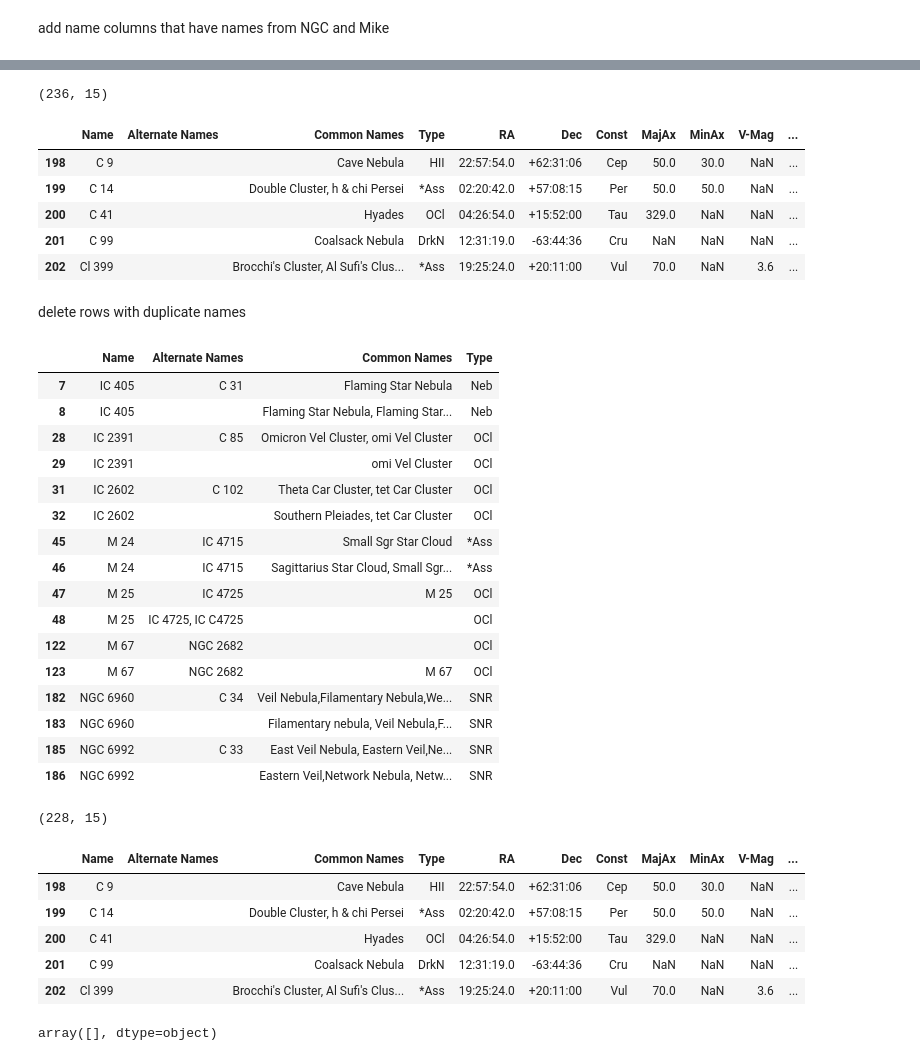
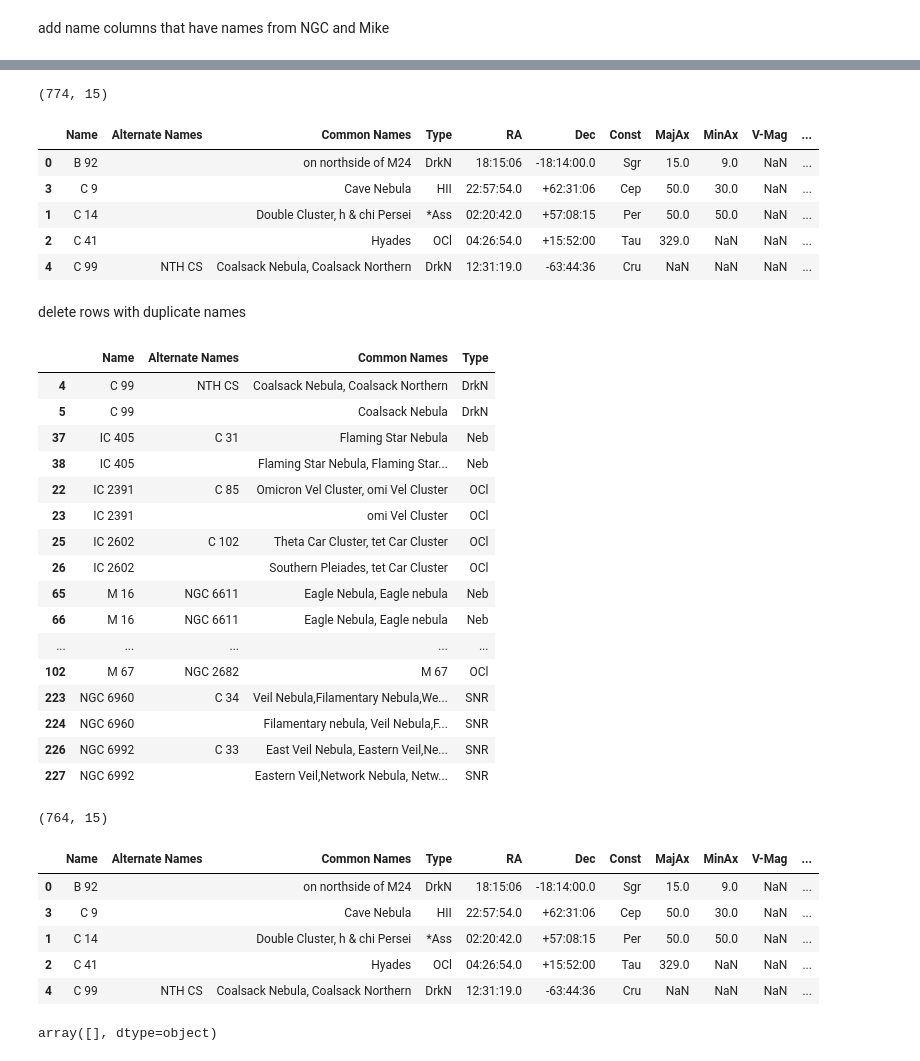
Before and after one commit to stevejcl/dwarfium, a Jupyter notebook: notebooks/5_create_catalogues.ipynb, the cells around one changed output, grey strips where cells are left out. Cells and saved outputs as stored; diff of their text form; code cells hidden in the pictures.

```diff
--- a/notebooks/5_create_catalogues.ipynb
+++ b/notebooks/5_create_catalogues.ipynb
@@ -301,7 +378,7 @@ Index(['Name', 'Type', 'RA', 'Dec', 'Const', 'MajAx', 'MinAx', 'V-Mag', 'M',
 # %% [markdown]
 add name columns that have names from NGC and Mike
 # %%
- =  draft_df.copy()
+tmp_df =  draft_df.copy()
 tmp_df.dropna(subset=['Name'], inplace=True)
 
 for index, row in tmp_df.iterrows():
@@ -319,7 +396,7 @@ for index, row in tmp_df.iterrows():
     common_names = [name for name in common_names if pd.notna(name)]
     common_names.sort()
     tmp_df.at[index, 'Common Names'] = ', '.join(common_names)
-tmp_df
+
 log_df(tmp_df)
-# (236, 38)
+# (774, 50)
 # %% [output]
@@ -345,15 +422,15 @@ tmp_df.rename(columns={'Name normalized': 'Name'},  inplace=True)
 tmp_df = tmp_df.sort_values(['Name catalog', 'Name number'])
 
 log_df(tmp_df)
-# (236, 15)
+# (774, 15)
 # %% [output]
-(236, 15)
+(774, 15)
 |  | Name | Alternate Names | Common Names | Type | RA | Dec | Const | MajAx | MinAx | V-Mag | ... |
-| 198 | C 9 |  | Cave Nebula | HII | 22:57:54.0 | +62:31:06 | Cep | 50.0 | 30.0 | NaN | ... |
-| 199 | C 14 |  | Double Cluster, h & chi Persei | *Ass | 02:20:42.0 | +57:08:15 | Per | 50.0 | 50.0 | NaN | ... |
-| 200 | C 41 |  | Hyades | OCl | 04:26:54.0 | +15:52:00 | Tau | 329.0 | NaN | NaN | ... |
-| 201 | C 99 |  | Coalsack Nebula | DrkN | 12:31:19.0 | -63:44:36 | Cru | NaN | NaN | NaN | ... |
-| 202 | Cl 399 |  | Brocchi's Cluster, Al Sufi's Clus... | *Ass | 19:25:24.0 | +20:11:00 | Vul | 70.0 | NaN | 3.6 | ... |
+| 0 | B 92 |  | on northside of M24 | DrkN | 18:15:06 | -18:14:00.0 | Sgr | 15.0 | 9.0 | NaN | ... |
+| 3 | C 9 |  | Cave Nebula | HII | 22:57:54.0 | +62:31:06 | Cep | 50.0 | 30.0 | NaN | ... |
+| 1 | C 14 |  | Double Cluster, h & chi Persei | *Ass | 02:20:42.0 | +57:08:15 | Per | 50.0 | 50.0 | NaN | ... |
+| 2 | C 41 |  | Hyades | OCl | 04:26:54.0 | +15:52:00 | Tau | 329.0 | NaN | NaN | ... |
+| 4 | C 99 | NTH CS | Coalsack Nebula, Coalsack Northern | DrkN | 12:31:19.0 | -63:44:36 | Cru | NaN | NaN | NaN | ... |
 # %% [markdown]
 delete rows with duplicate names
 # %%
@@ -363,22 +440,22 @@ dup_df = tmp_df[tmp_df['Name'].isin(dups)][['Name','Alternate Names', 'Common Na
 dup_df
 # %% [output]
 |  | Name | Alternate Names | Common Names | Type |
-| 7 | IC 405 | C 31 | Flaming Star Nebula | Neb |
-| 8 | IC 405 |  | Flaming Star Nebula, Flaming Star... | Neb |
-| 28 | IC 2391 | C 85 | Omicron Vel Cluster, omi Vel Cluster | OCl |
-| 29 | IC 2391 |  | omi Vel Cluster | OCl |
-| 31 | IC 2602 | C 102 | Theta Car Cluster, tet Car Cluster | OCl |
-| 32 | IC 2602 |  | Southern Pleiades, tet Car Cluster | OCl |
-| 45 | M 24 | IC 4715 | Small Sgr Star Cloud | *Ass |
-| 46 | M 24 | IC 4715 | Sagittarius Star Cloud, Small Sgr... | *Ass |
-| 47 | M 25 | IC 4725 | M 25 | OCl |
-| 48 | M 25 | IC 4725, IC C4725 |  | OCl |
-| 122 | M 67 | NGC 2682 |  | OCl |
-| 123 | M 67 | NGC 2682 | M 67 | OCl |
-| 182 | NGC 6960 | C 34 | Veil Nebula,Filamentary Nebula,We... | SNR |
-| 183 | NGC 6960 |  | Filamentary nebula, Veil Nebula,F... | SNR |
-| 185 | NGC 6992 | C 33 | East Veil Nebula, Eastern Veil,Ne... | SNR |
-| 186 | NGC 6992 |  | Eastern Veil,Network Nebula, Netw... | SNR |
+| 4 | C 99 | NTH CS | Coalsack Nebula, Coalsack Northern | DrkN |
+| 5 | C 99 |  | Coalsack Nebula | DrkN |
+| 37 | IC 405 | C 31 | Flaming Star Nebula | Neb |
+| 38 | IC 405 |  | Flaming Star Nebula, Flaming Star... | Neb |
+| 22 | IC 2391 | C 85 | Omicron Vel Cluster, omi Vel Cluster | OCl |
+| 23 | IC 2391 |  | omi Vel Cluster | OCl |
+| 25 | IC 2602 | C 102 | Theta Car Cluster, tet Car Cluster | OCl |
+| 26 | IC 2602 |  | Southern Pleiades, tet Car Cluster | OCl |
+| 65 | M 16 | NGC 6611 | Eagle Nebula, Eagle nebula | Neb |
+| 66 | M 16 | NGC 6611 | Eagle Nebula, Eagle nebula | Neb |
+| ... | ... | ... | ... | ... |
+| 102 | M 67 | NGC 2682 | M 67 | OCl |
+| 223 | NGC 6960 | C 34 | Veil Nebula,Filamentary Nebula,We... | SNR |
+| 224 | NGC 6960 |  | Filamentary nebula, Veil Nebula,F... | SNR |
+| 226 | NGC 6992 | C 33 | East Veil Nebula, Eastern Veil,Ne... | SNR |
+| 227 | NGC 6992 |  | Eastern Veil,Network Nebula, Netw... | SNR |
 # %%
 ngc_catalog_df = tmp_df.copy()
 
@@ -387,40 +464,42 @@ def get_index_by_name(name):
         return dup_df[dup_df['Name'] == name].index[0]
     except:
         print(name, 'not found')
 
 
 def get_index_by_common_name(name):
     try:
         return dup_df[dup_df['Common Names'] == name].index[0]
     except:
         print(name, 'not found..')
 
 names = [
+    'Coalsack Nebula',
     'Flaming Star Nebula, Flaming Star nebula',
     'omi Vel Cluster',
     'Southern Pleiades, tet Car Cluster',
     'Small Sgr Star Cloud',
+    'Eagle Nebula, Eagle nebula',
     'M  25',
     'M  67',
     'Filamentary nebula, Veil Nebula,Filamentary Nebula,Western Veil',
     'Eastern Veil,Network Nebula, Network nebula'
 ]
 indexes = [get_index_by_common_name(name) for name in names]
 
 ngc_catalog_df.drop(indexes, inplace=True)
 
 ngc_catalog_df.at[get_index_by_name('IC 2602'), 'Common Names'] = 'Theta Car Cluster, Southern Pleiades'
 
 log_df(ngc_catalog_df)
-# (228, 15)
+# (764, 15)
 # %% [output]
-(228, 15)
+(764, 15)
 |  | Name | Alternate Names | Common Names | Type | RA | Dec | Const | MajAx | MinAx | V-Mag | ... |
-| 198 | C 9 |  | Cave Nebula | HII | 22:57:54.0 | +62:31:06 | Cep | 50.0 | 30.0 | NaN | ... |
-| 199 | C 14 |  | Double Cluster, h & chi Persei | *Ass | 02:20:42.0 | +57:08:15 | Per | 50.0 | 50.0 | NaN | ... |
-| 200 | C 41 |  | Hyades | OCl | 04:26:54.0 | +15:52:00 | Tau | 329.0 | NaN | NaN | ... |
-| 201 | C 99 |  | Coalsack Nebula | DrkN | 12:31:19.0 | -63:44:36 | Cru | NaN | NaN | NaN | ... |
-| 202 | Cl 399 |  | Brocchi's Cluster, Al Sufi's Clus... | *Ass | 19:25:24.0 | +20:11:00 | Vul | 70.0 | NaN | 3.6 | ... |
+| 0 | B 92 |  | on northside of M24 | DrkN | 18:15:06 | -18:14:00.0 | Sgr | 15.0 | 9.0 | NaN | ... |
+| 3 | C 9 |  | Cave Nebula | HII | 22:57:54.0 | +62:31:06 | Cep | 50.0 | 30.0 | NaN | ... |
+| 1 | C 14 |  | Double Cluster, h & chi Persei | *Ass | 02:20:42.0 | +57:08:15 | Per | 50.0 | 50.0 | NaN | ... |
+| 2 | C 41 |  | Hyades | OCl | 04:26:54.0 | +15:52:00 | Tau | 329.0 | NaN | NaN | ... |
+| 4 | C 99 | NTH CS | Coalsack Nebula, Coalsack Northern | DrkN | 12:31:19.0 | -63:44:36 | Cru | NaN | NaN | NaN | ... |
 # %%
 ngc_catalog_df[ngc_catalog_df.duplicated(subset=['Name'])]['Name'].values
 # %% [output]
```
Also changed, not shown: parts of 46 cells of this notebook, 6 other files.
